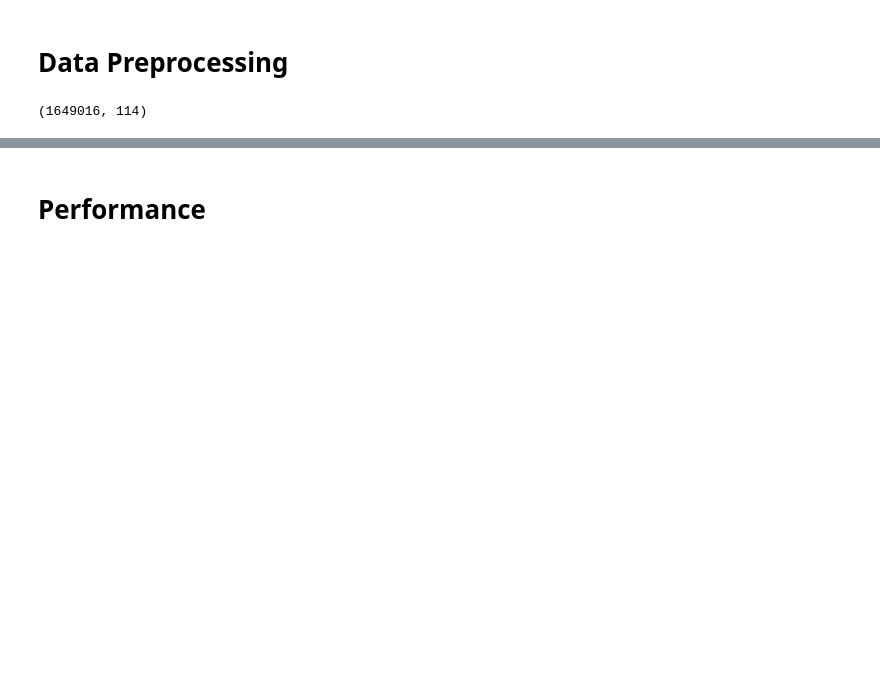
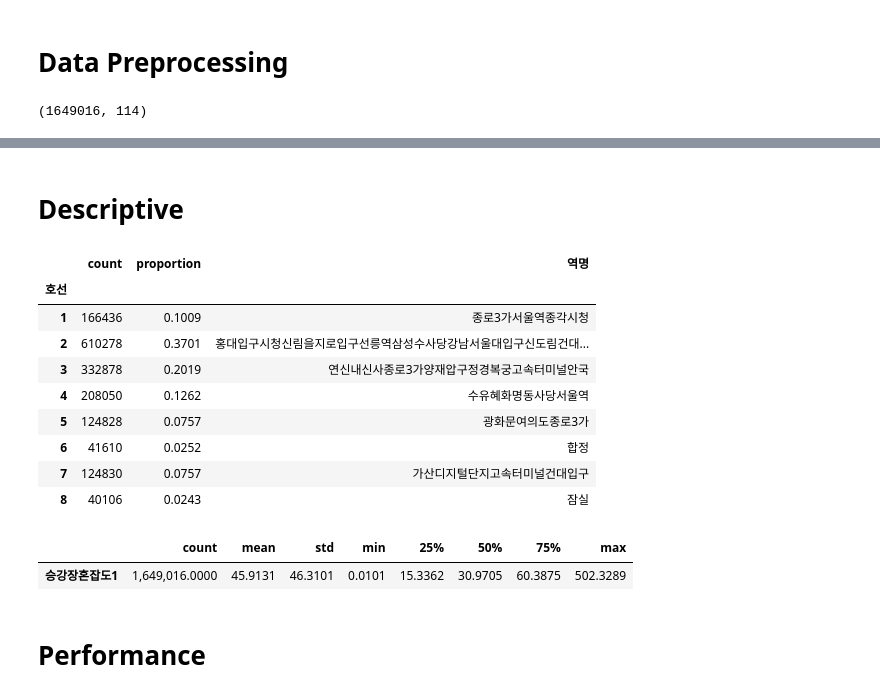
Before and after one commit to thekimk/DEBA-Research, a Jupyter notebook: Project-SubwayPrediction/SubwayPrediction_KK.ipynb, the cells around one changed output, grey strips where cells are left out. Cells and saved outputs as stored; diff of their text form; code cells hidden in the pictures; blank space fills up the shorter version.

```diff
--- a/Project-SubwayPrediction/SubwayPrediction_KK.ipynb
+++ b/Project-SubwayPrediction/SubwayPrediction_KK.ipynb
@@ -131,0 +131,21 @@ df_new.head()
+# %% [markdown]
+# Descriptive
+# %%
+pd.concat([pd.concat([df_new['호선'].value_counts(), df_new['호선'].value_counts(normalize=True)], axis=1).sort_index(),
+           df_new[['호선','역명']].drop_duplicates().groupby(['호선']).sum()], axis=1)
+# %% [output]
+|  | count | proportion | 역명 |
+| 호선 |  |  |  |
+| 1 | 166436 | 0.1009 | 종로3가서울역종각시청 |
+| 2 | 610278 | 0.3701 | 홍대입구시청신림을지로입구선릉역삼성수사당강남서울대입구신도림건대... |
+| 3 | 332878 | 0.2019 | 연신내신사종로3가양재압구정경복궁고속터미널안국 |
+| 4 | 208050 | 0.1262 | 수유혜화명동사당서울역 |
+| 5 | 124828 | 0.0757 | 광화문여의도종로3가 |
+| 6 | 41610 | 0.0252 | 합정 |
+| 7 | 124830 | 0.0757 | 가산디지털단지고속터미널건대입구 |
+| 8 | 40106 | 0.0243 | 잠실 |
+# %%
+df_new[['승강장혼잡도1']].describe().T
+# %% [output]
+|  | count | mean | std | min | 25% | 50% | 75% | max |
+| 승강장혼잡도1 | 1,649,016.0000 | 45.9131 | 46.3101 | 0.0101 | 15.3362 | 30.9705 | 60.3875 | 502.3289 |
```
Also changed, not shown: parts of 7 cells of this notebook, 9 other files.
